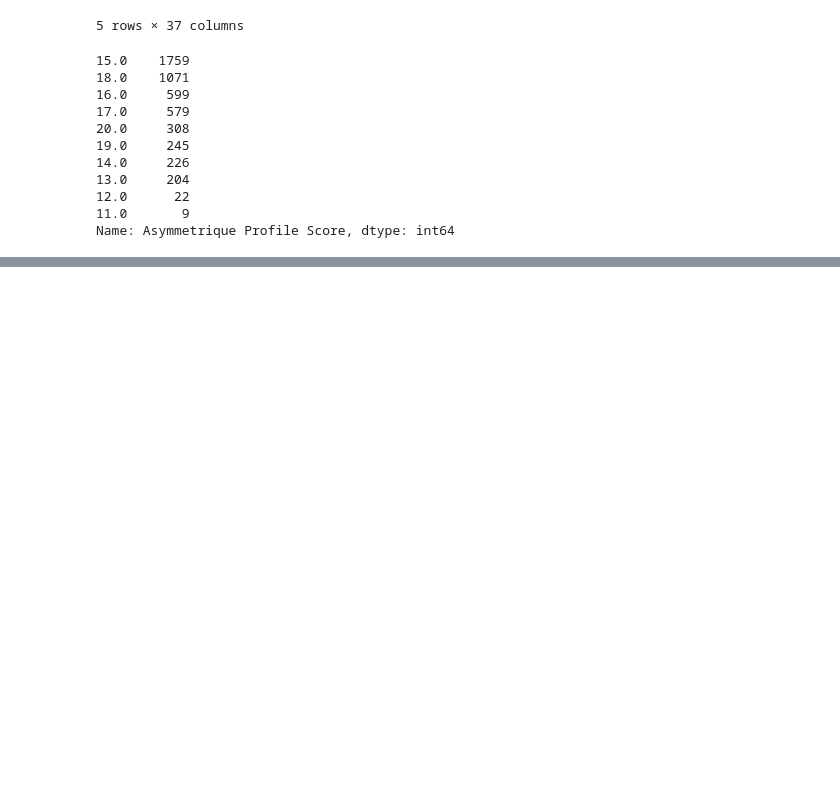
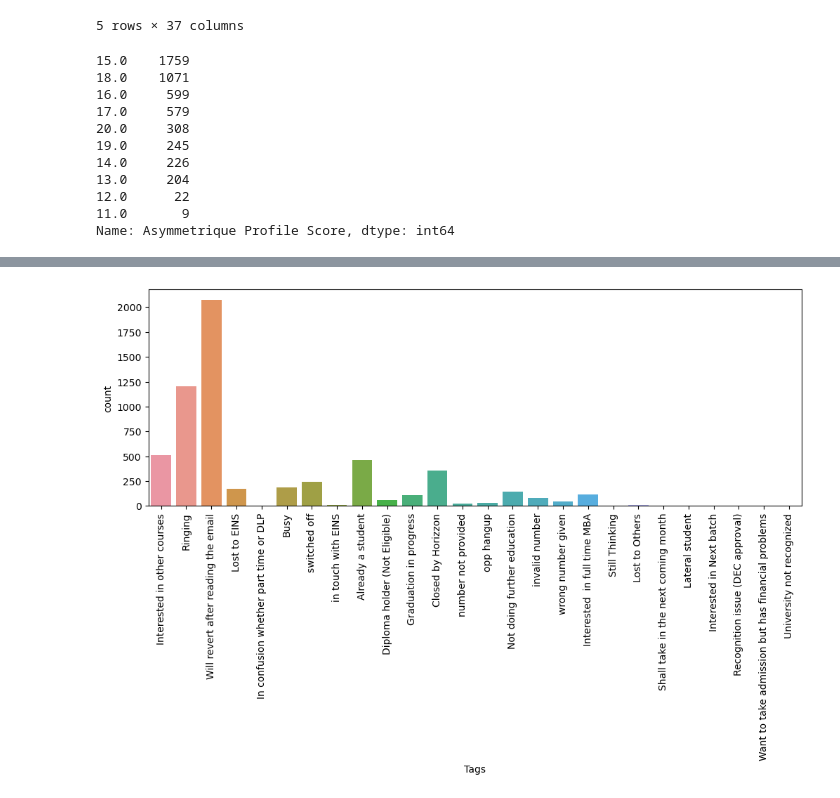
Before and after one commit to sanjeeta99/Lead_Score, a Jupyter notebook: Lead_score.ipynb, the cells around one changed output, grey strips where cells are left out. Drawn from its saved outputs; the diff is of its cells as text; code cells hidden in the pictures; blank space fills up the shorter version.

```diff
--- a/Lead_score.ipynb
+++ b/Lead_score.ipynb
@@ -117,0 +234,5 @@ Lead_data.head()
+# %%
+# from the graph we can infer that the missing 37% values may have come from when the customer has different specialization than mentioned in the already list,
+# to fix this we can create another category "others" for the missing values
+
+Lead_data['Specialization']= Lead_data['Specialization'].replace(np.nan, 'Others')
@@ -117,0 +259,10 @@ Lead_data.head()
+# %%
+# next up we have
+# 3- Tags with 36% missing values
+
+plt.figure(figsize=(12,4))
+sns.countplot(Lead_data['Tags'])
+plt.xticks(rotation=90)
+plt.show()
+# %% [output]
+[figure, added]
```
Also changed, not shown: parts of 28 cells of this notebook.
